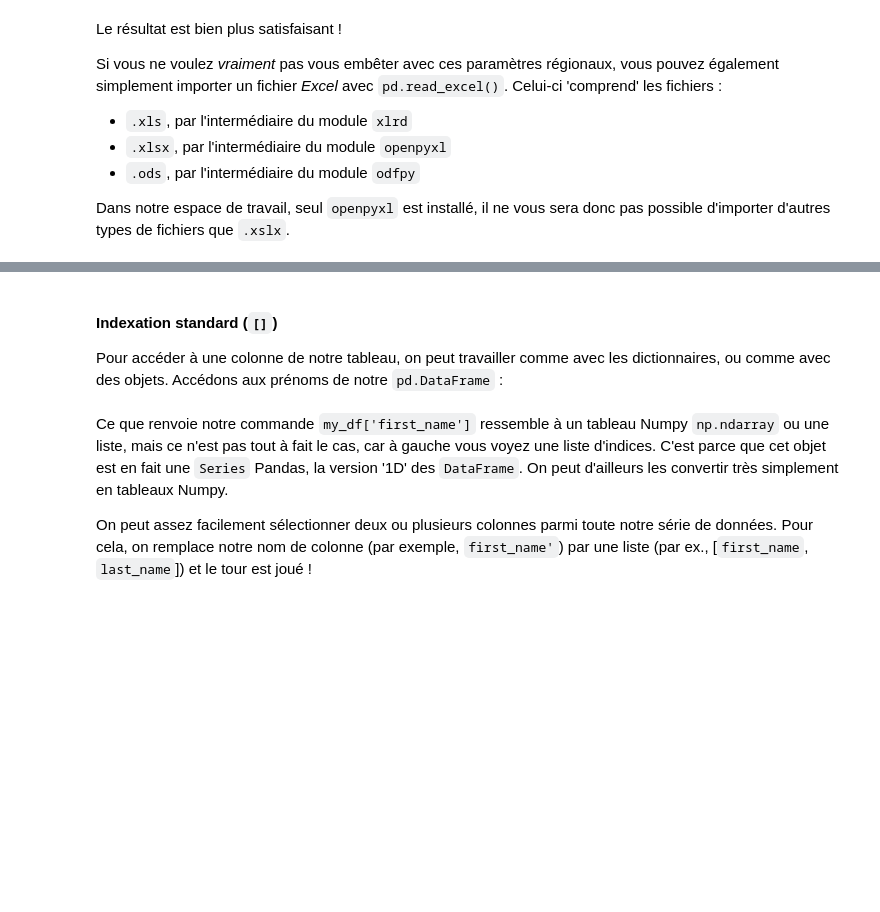
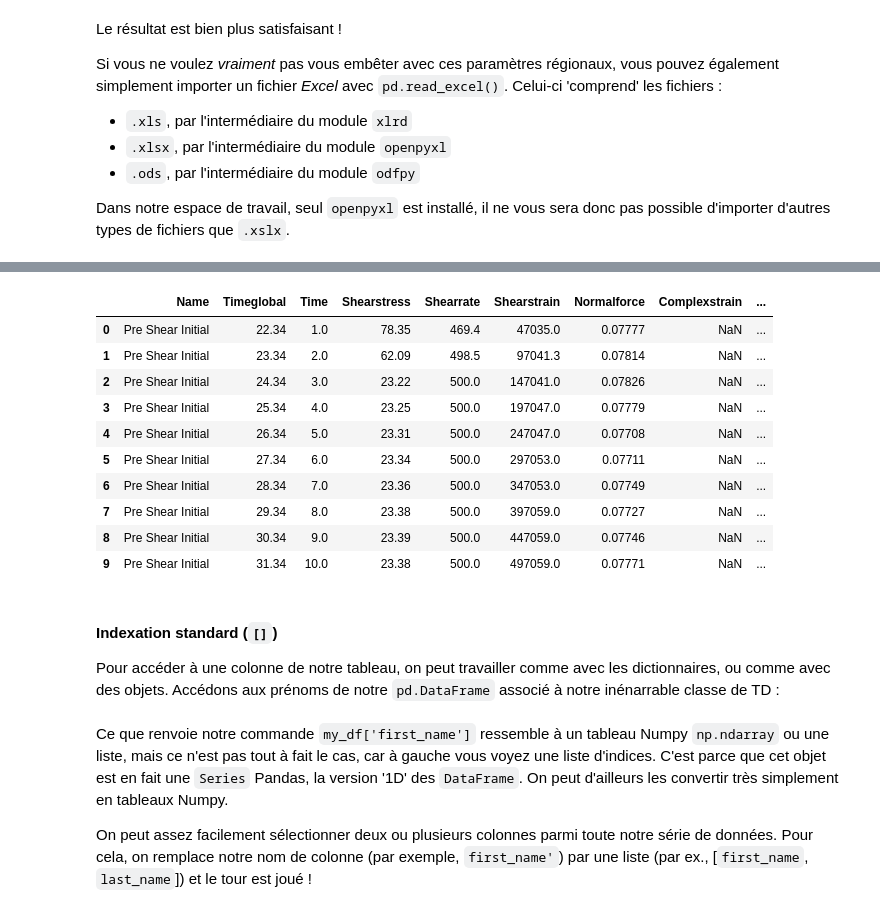
Before and after one commit to bsaintmichel/python-zero, a Jupyter notebook: Application_D_Pandas.ipynb, the cells around one changed output, grey strips where cells are left out. Drawn from its saved outputs; the diff is of its cells as text; code cells hidden in the pictures; blank space fills up the shorter version.

Commit message:
Finished Pandas tutorial + Readme update

```diff
--- a/Application_D_Pandas.ipynb
+++ b/Application_D_Pandas.ipynb
@@ -86,7 +106,25 @@ Le format tableur est bien joli, mais il serait quand même chouette de pouvoir
+# %%
+import pandas as pd
+my_rheol = pd.read_csv('files/rheology.csv', decimal=',', sep=';')
+
+beginning = my_rheol.head(10)
+beginning
+# %% [output]
+|  | Name | Timeglobal | Time | Shearstress | Shearrate | Shearstrain | Normalforce | Complexstrain | ... |
+| 0 | Pre Shear Initial | 22.34 | 1.0 | 78.35 | 469.4 | 47035.0 | 0.07777 | NaN | ... |
+| 1 | Pre Shear Initial | 23.34 | 2.0 | 62.09 | 498.5 | 97041.3 | 0.07814 | NaN | ... |
+| 2 | Pre Shear Initial | 24.34 | 3.0 | 23.22 | 500.0 | 147041.0 | 0.07826 | NaN | ... |
+| 3 | Pre Shear Initial | 25.34 | 4.0 | 23.25 | 500.0 | 197047.0 | 0.07779 | NaN | ... |
+| 4 | Pre Shear Initial | 26.34 | 5.0 | 23.31 | 500.0 | 247047.0 | 0.07708 | NaN | ... |
+| 5 | Pre Shear Initial | 27.34 | 6.0 | 23.34 | 500.0 | 297053.0 | 0.07711 | NaN | ... |
+| 6 | Pre Shear Initial | 28.34 | 7.0 | 23.36 | 500.0 | 347053.0 | 0.07749 | NaN | ... |
+| 7 | Pre Shear Initial | 29.34 | 8.0 | 23.38 | 500.0 | 397059.0 | 0.07727 | NaN | ... |
+| 8 | Pre Shear Initial | 30.34 | 9.0 | 23.39 | 500.0 | 447059.0 | 0.07746 | NaN | ... |
+| 9 | Pre Shear Initial | 31.34 | 10.0 | 23.38 | 500.0 | 497059.0 | 0.07771 | NaN | ... |
 # %% [markdown]
 #### Indexation standard (`[]`)
 
-Pour accéder à une colonne de notre tableau, on peut travailler comme avec les dictionnaires, ou comme avec des objets. Accédons aux prénoms de notre `pd.DataFrame` :
+Pour accéder à une colonne de notre tableau, on peut travailler comme avec les dictionnaires, ou comme avec des objets. Accédons aux prénoms de notre `pd.DataFrame` associé à notre inénarrable classe de TD :
 # %%
 import pandas as pd
 
```
Also changed, not shown: parts of 40 cells of this notebook, 5 other files.
